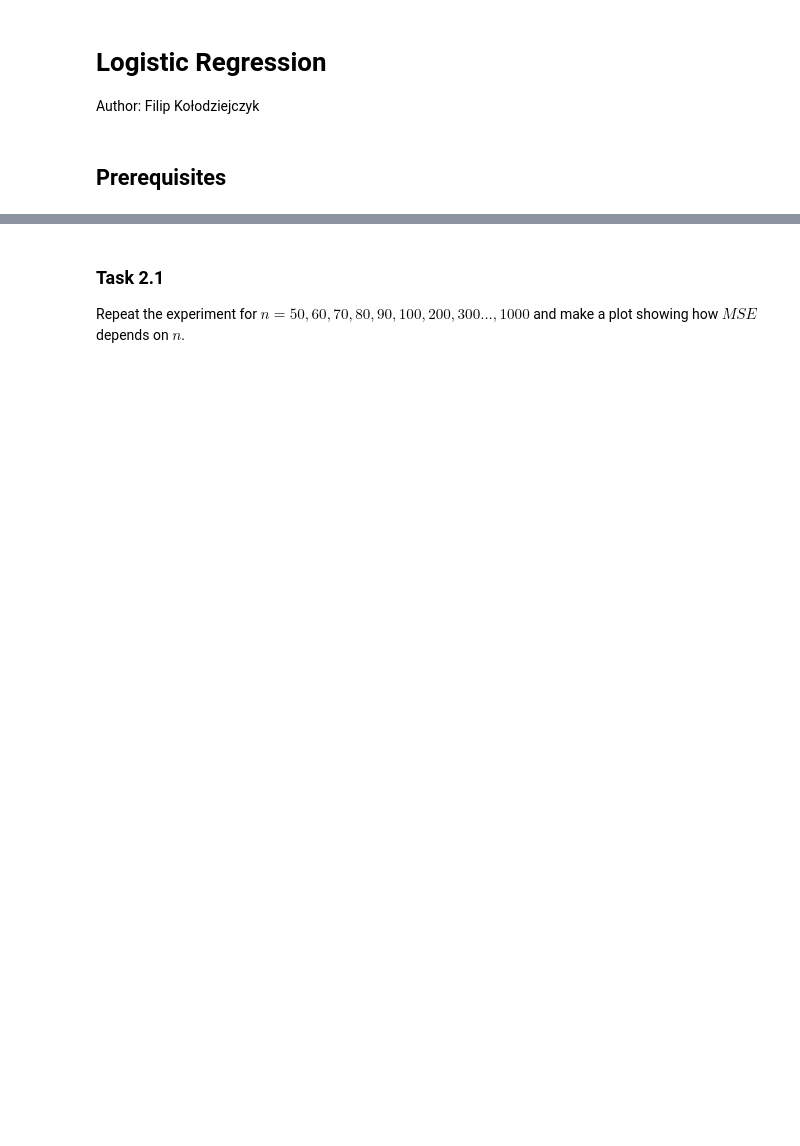
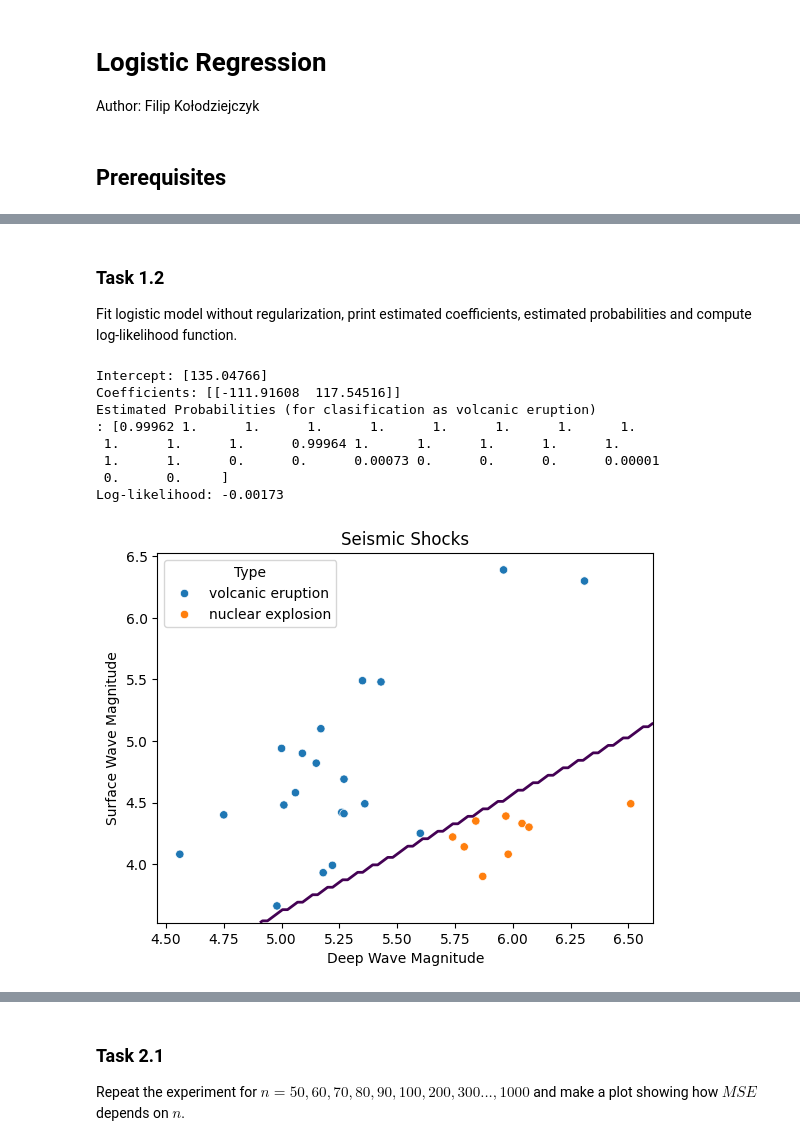
Before and after one commit to FilipKolodziejczyk/advanced-ml, a Jupyter notebook: lab2/lab2.ipynb, the cells around one changed output, grey strips where cells are left out. Saved outputs shown, nothing was run; the diff lists cells and outputs as text; code cells hidden in the pictures; blank space fills up the shorter version.

```diff
--- a/lab2/lab2.ipynb
+++ b/lab2/lab2.ipynb
@@ -23,0 +62,45 @@ $$\hat{\Beta}, \hat{\Beta_0} = \argmax_{\beta, \beta_0} [-L(\beta, \beta_0) + \l
+# %% [markdown]
+### Task 1.2
+
+Fit logistic model without regularization, print estimated coefficients, estimated probabilities and compute log-likelihood function.
+# %%
+X = data[['body', 'surface']]
+y = np.array([1 if popn == 'volcanic eruption' else 0 for popn in data['popn']])
+
+model = LogisticRegression(penalty=None)
+model.fit(X, y)
+
+print(f'Intercept: {model.intercept_}')
+print(f'Coefficients: {model.coef_}')
+
+proba = model.predict_proba(X)
+np.set_printoptions(precision=5, suppress=True)
+print(f'Estimated Probabilities (for clasification as volcanic eruption)\n: {proba[:, 1]}')
+
+proba = proba.clip(0.00001, 0.99999) # Avoid log(0) and log(1)
+log_likelihood = np.sum(y * np.log(proba[:, 1]) + (1 - y) * np.log(1 - proba[:, 1]))
+print(f'Log-likelihood: {log_likelihood:.5f}')
+
+sns.scatterplot(data=data, x='body', y='surface', hue='popn')
+plt.title('Seismic Shocks')
+plt.xlabel('Deep Wave Magnitude')
+plt.ylabel('Surface Wave Magnitude')
+plt.legend(title='Type')
+
+x_min, x_max = plt.xlim()
+y_min, y_max = plt.ylim()
+xx, yy = np.meshgrid(np.linspace(x_min, x_max, 100), np.linspace(y_min, y_max, 100))
+Z = model.predict(np.c_[xx.ravel(), yy.ravel()])
+Z = Z.reshape(xx.shape)
+plt.contour(xx, yy, Z, levels=[0.5], linewidths=2)
+plt.show()
+# %% [output]
+Intercept: [135.04766]
+Coefficients: [[-111.91608  117.54516]]
+Estimated Probabilities (for clasification as volcanic eruption)
+: [0.99962 1.      1.      1.      1.      1.      1.      1.      1.
+ 1.      1.      1.      0.99964 1.      1.      1.      1.      1.
+ 1.      1.      0.      0.      0.00073 0.      0.      0.      0.00001
+ 0.      0.     ]
+Log-likelihood: -0.00173
+[figure, added]
```
Also changed, not shown: parts of 14 cells of this notebook, 1 other file.
